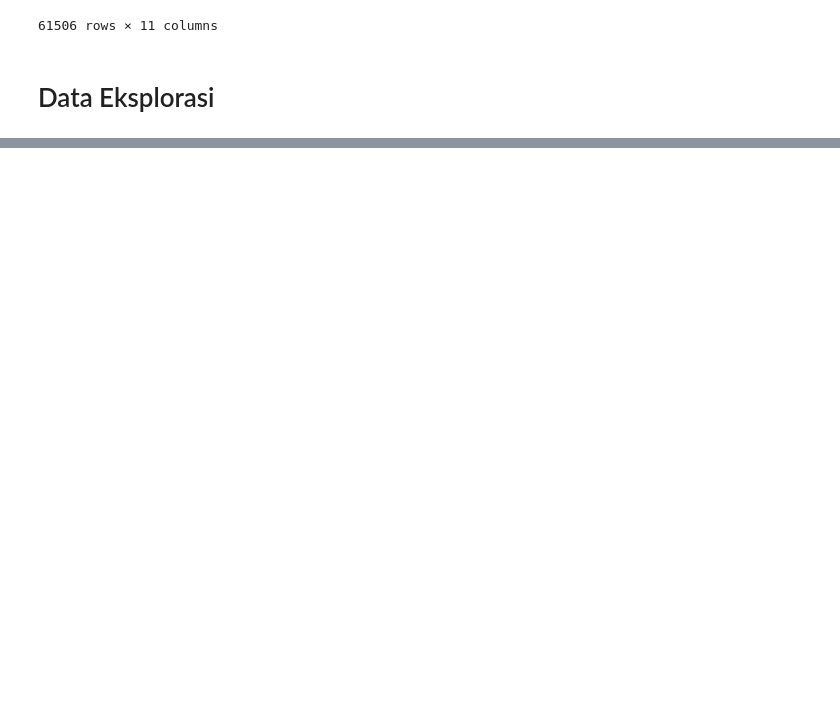
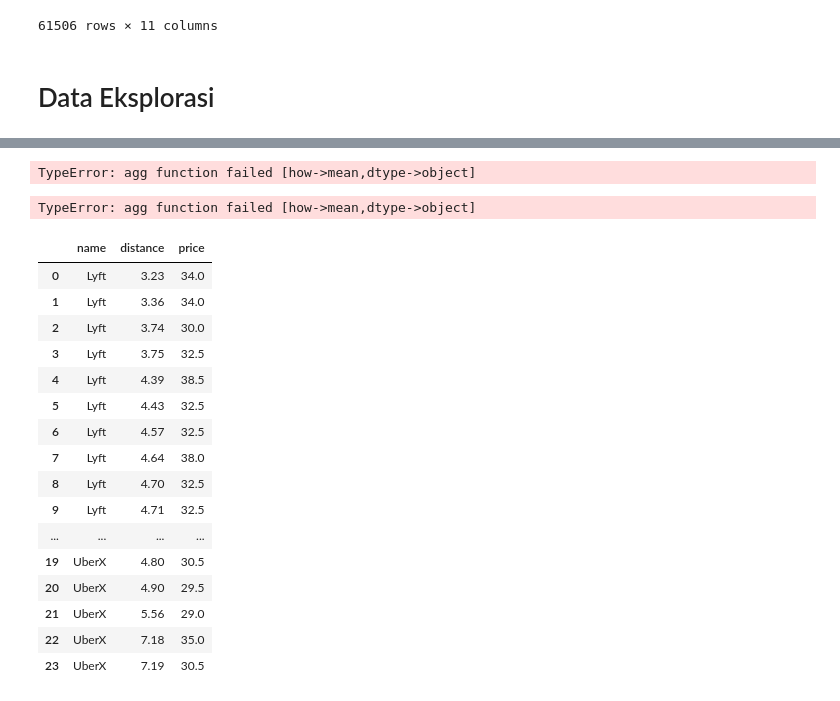
Before and after one commit to dafiqrahman/MSIB-Hacktiv8, a Jupyter notebook: FP 1/fp1.ipynb, the cells around one changed output, grey strips where cells are left out. Saved outputs shown, nothing was run; the diff lists cells and outputs as text; code cells hidden in the pictures; blank space fills up the shorter version.

```diff
--- a/FP 1/fp1.ipynb
+++ b/FP 1/fp1.ipynb
@@ -137,4 +143,6 @@ df_without_outliers
 # %%
 uberx_lyft_price_mean = df_without_outliers[
-    df_without_outliers["name"].isin(["UberX","Lyft"])
-].groupby(["name","distance"])["price"].mean().reset_index()
+    (df_without_outliers["name"].isin(["UberX","Lyft"]))]. groupby(["name","distance"]).mean()[["price"]
+].reset_index()
+# %% [output]
+TypeError: agg function failed [how->mean,dtype->object]
@@ -141,3 +155,27 @@ uberx_lyft_price_mean = df_without_outliers[
+# %%
+uberx_lyft_price_mean.groupby(["name","distance"]).mean()
+# %% [output]
+TypeError: agg function failed [how->mean,dtype->object]
+# %%
+uberx_lyft_price_mean
+# %% [output]
+|  | name | distance | price |
+| 0 | Lyft | 3.23 | 34.0 |
+| 1 | Lyft | 3.36 | 34.0 |
+| 2 | Lyft | 3.74 | 30.0 |
+| 3 | Lyft | 3.75 | 32.5 |
+| 4 | Lyft | 4.39 | 38.5 |
+| 5 | Lyft | 4.43 | 32.5 |
+| 6 | Lyft | 4.57 | 32.5 |
+| 7 | Lyft | 4.64 | 38.0 |
+| 8 | Lyft | 4.70 | 32.5 |
+| 9 | Lyft | 4.71 | 32.5 |
+| ... | ... | ... | ... |
+| 19 | UberX | 4.80 | 30.5 |
+| 20 | UberX | 4.90 | 29.5 |
+| 21 | UberX | 5.56 | 29.0 |
+| 22 | UberX | 7.18 | 35.0 |
+| 23 | UberX | 7.19 | 30.5 |
 # %%
 uberx_lyft_price_mean = uberx_lyft_price_mean[
     uberx_lyft_price_mean["distance"].isin(
```
Also changed, not shown: parts of 25 cells of this notebook.
